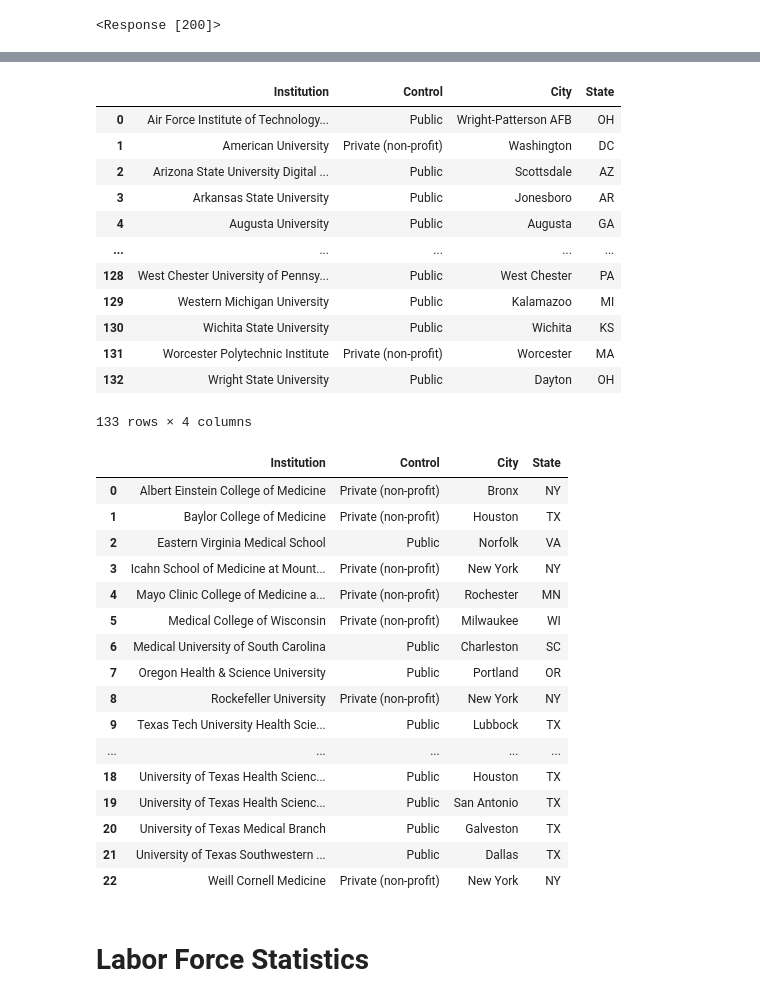
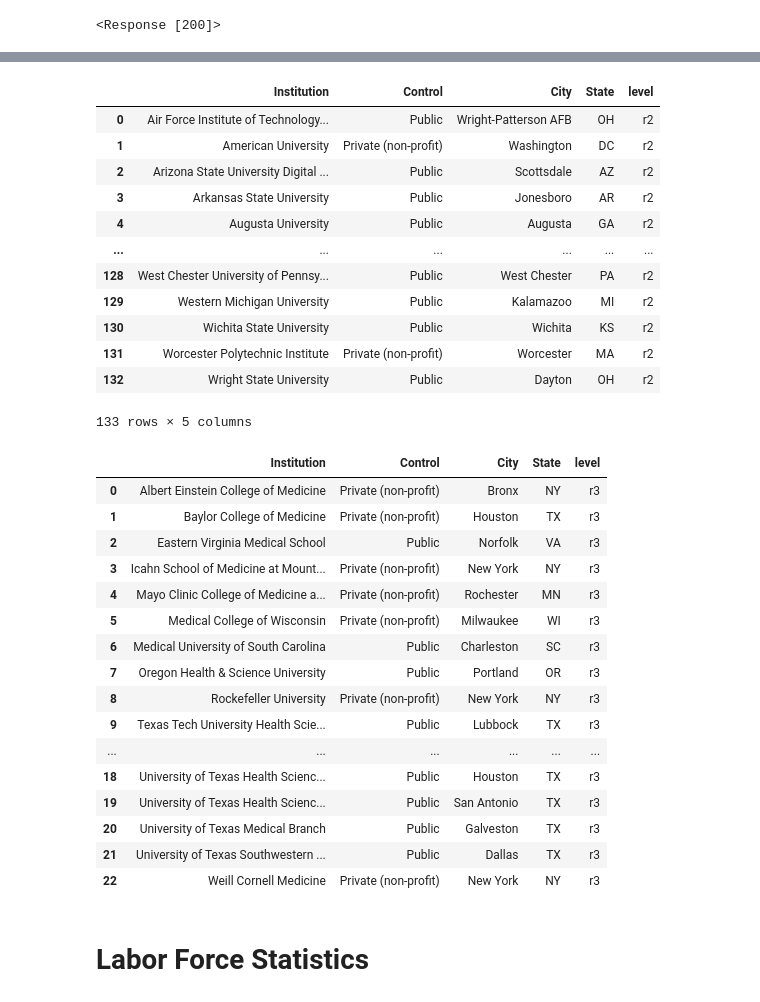
Before and after one commit to mhk9c/patents22, a Jupyter notebook: DataWork/Data_Collection_tc.ipynb, the cells around one changed output, grey strips where cells are left out. Cells and saved outputs as stored; diff of their text form; code cells hidden in the pictures.

```diff
--- a/DataWork/Data_Collection_tc.ipynb
+++ b/DataWork/Data_Collection_tc.ipynb
@@ -48,39 +49,41 @@ tables = myhtml.find_all('table',{'class':"wikitable"})
 all=pd.read_html(str(tables))
 # convert list to dataframe
 r2=pd.DataFrame(all[1])
+r2['level'] = 'r2'
 r2
 # %% [output]
-|  | Institution | Control | City | State |
-| 0 | Air Force Institute of Technology... | Public | Wright-Patterson AFB | OH |
-| 1 | American University | Private (non-profit) | Washington | DC |
-| 2 | Arizona State University Digital ... | Public | Scottsdale | AZ |
-| 3 | Arkansas State University | Public | Jonesboro | AR |
-| 4 | Augusta University | Public | Augusta | GA |
-| ... | ... | ... | ... | ... |
-| 128 | West Chester University of Pennsy... | Public | West Chester | PA |
-| 129 | Western Michigan University | Public | Kalamazoo | MI |
-| 130 | Wichita State University | Public | Wichita | KS |
-| 131 | Worcester Polytechnic Institute | Private (non-profit) | Worcester | MA |
-| 132 | Wright State University | Public | Dayton | OH |
+|  | Institution | Control | City | State | level |
+| 0 | Air Force Institute of Technology... | Public | Wright-Patterson AFB | OH | r2 |
+| 1 | American University | Private (non-profit) | Washington | DC | r2 |
+| 2 | Arizona State University Digital ... | Public | Scottsdale | AZ | r2 |
+| 3 | Arkansas State University | Public | Jonesboro | AR | r2 |
+| 4 | Augusta University | Public | Augusta | GA | r2 |
+| ... | ... | ... | ... | ... | ... |
+| 128 | West Chester University of Pennsy... | Public | West Chester | PA | r2 |
+| 129 | Western Michigan University | Public | Kalamazoo | MI | r2 |
+| 130 | Wichita State University | Public | Wichita | KS | r2 |
+| 131 | Worcester Polytechnic Institute | Private (non-profit) | Worcester | MA | r2 |
+| 132 | Wright State University | Public | Dayton | OH | r2 |
-133 rows × 4 columns
+133 rows × 5 columns
 # %%
 r3=pd.DataFrame(all[2])
+r3['level'] = 'r3'
 r3
 # %% [output]
-|  | Institution | Control | City | State |
-| 0 | Albert Einstein College of Medicine | Private (non-profit) | Bronx | NY |
-| 1 | Baylor College of Medicine | Private (non-profit) | Houston | TX |
-| 2 | Eastern Virginia Medical School | Public | Norfolk | VA |
-| 3 | Icahn School of Medicine at Mount... | Private (non-profit) | New York | NY |
-| 4 | Mayo Clinic College of Medicine a... | Private (non-profit) | Rochester | MN |
-| 5 | Medical College of Wisconsin | Private (non-profit) | Milwaukee | WI |
-| 6 | Medical University of South Carolina | Public | Charleston | SC |
-| 7 | Oregon Health & Science University | Public | Portland | OR |
-| 8 | Rockefeller University | Private (non-profit) | New York | NY |
-| 9 | Texas Tech University Health Scie... | Public | Lubbock | TX |
-| ... | ... | ... | ... | ... |
-| 18 | University of Texas Health Scienc... | Public | Houston | TX |
-| 19 | University of Texas Health Scienc... | Public | San Antonio | TX |
-| 20 | University of Texas Medical Branch | Public | Galveston | TX |
-| 21 | University of Texas Southwestern ... | Public | Dallas | TX |
-| 22 | Weill Cornell Medicine | Private (non-profit) | New York | NY |
+|  | Institution | Control | City | State | level |
+| 0 | Albert Einstein College of Medicine | Private (non-profit) | Bronx | NY | r3 |
+| 1 | Baylor College of Medicine | Private (non-profit) | Houston | TX | r3 |
+| 2 | Eastern Virginia Medical School | Public | Norfolk | VA | r3 |
+| 3 | Icahn School of Medicine at Mount... | Private (non-profit) | New York | NY | r3 |
+| 4 | Mayo Clinic College of Medicine a... | Private (non-profit) | Rochester | MN | r3 |
+| 5 | Medical College of Wisconsin | Private (non-profit) | Milwaukee | WI | r3 |
+| 6 | Medical University of South Carolina | Public | Charleston | SC | r3 |
+| 7 | Oregon Health & Science University | Public | Portland | OR | r3 |
+| 8 | Rockefeller University | Private (non-profit) | New York | NY | r3 |
+| 9 | Texas Tech University Health Scie... | Public | Lubbock | TX | r3 |
+| ... | ... | ... | ... | ... | ... |
+| 18 | University of Texas Health Scienc... | Public | Houston | TX | r3 |
+| 19 | University of Texas Health Scienc... | Public | San Antonio | TX | r3 |
+| 20 | University of Texas Medical Branch | Public | Galveston | TX | r3 |
+| 21 | University of Texas Southwestern ... | Public | Dallas | TX | r3 |
+| 22 | Weill Cornell Medicine | Private (non-profit) | New York | NY | r3 |
```
Also changed, not shown: parts of 21 cells of this notebook.
